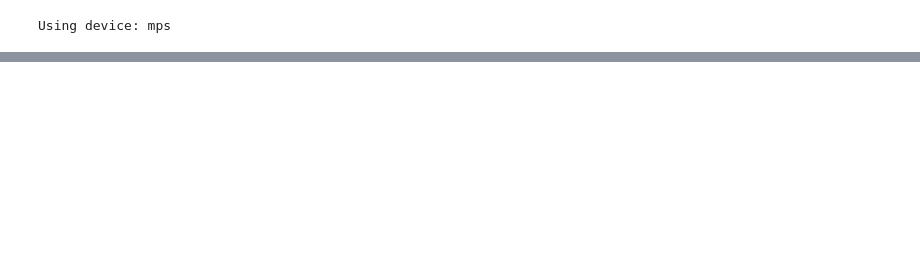
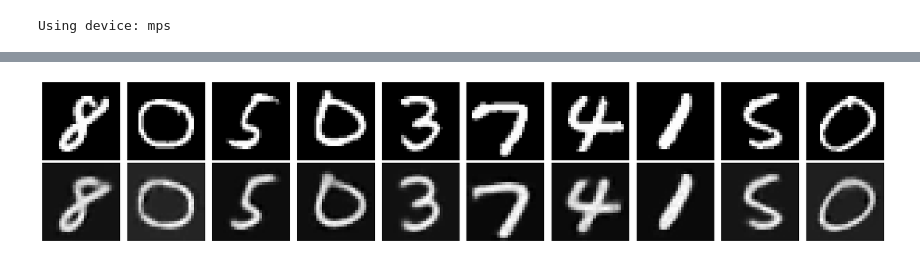
Before and after one commit to Birr0/AI-algorithms, a Jupyter notebook: autoencoders/vae.ipynb, the cells around one changed output, grey strips where cells are left out. Drawn from its saved outputs; the diff is of its cells as text; code cells hidden in the pictures; blank space fills up the shorter version.

```diff
--- a/autoencoders/vae.ipynb
+++ b/autoencoders/vae.ipynb
@@ -138,0 +285,23 @@ RuntimeError: linear(): input and weight.T shapes cannot be multiplied (64x1024
+# %%
+model.eval()
+with torch.no_grad():
+    # Get a batch of test images
+    test_dataset = datasets.MNIST(root='./data', train=False, download=True, transform=base_transform)
+    test_loader = DataLoader(test_dataset, batch_size=10, shuffle=True)
+    test_images, _ = next(iter(test_loader))
+    test_images = test_images.to(device)
+
+    # Reconstruct images
+    reconstructed = model(test_images)
+
+    # Plot original and reconstructed images
+    fig, axes = plt.subplots(2, 10, figsize=(20, 4))
+    for i in range(10):
+        axes[0, i].imshow(test_images[i].cpu().squeeze(), cmap='gray')
+        axes[0, i].axis('off')
+        axes[1, i].imshow(reconstructed[i].cpu().squeeze(), cmap='gray')
+        axes[1, i].axis('off')
+    plt.tight_layout()
+    plt.show()
+# %% [output]
+[figure, added]
```
Also changed, not shown: parts of 29 cells of this notebook, 1 other file.
